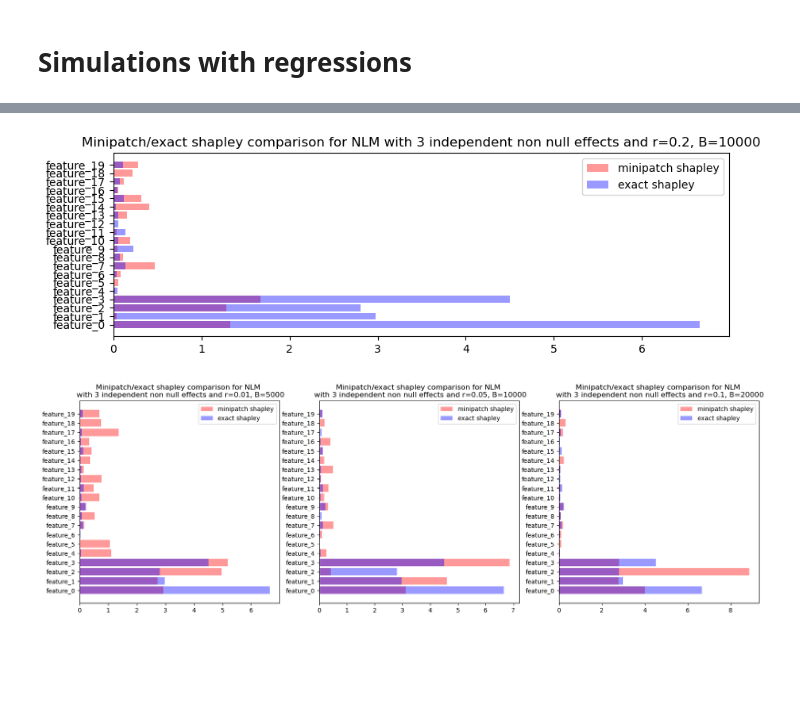
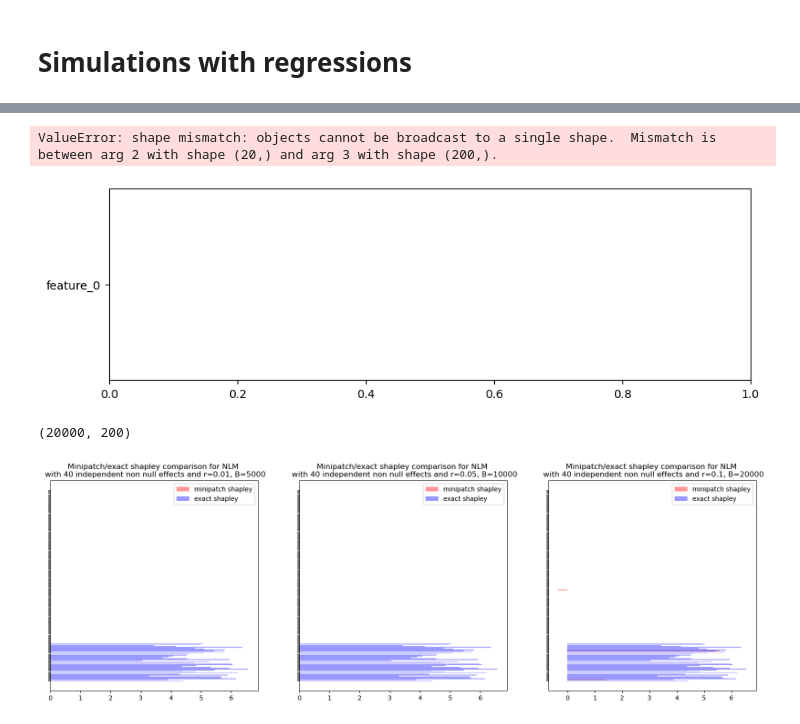
Before and after one commit to erialc-cal/ShapleyMP, a Jupyter notebook: Exp_SimulatedRegressions.ipynb, the cells around one changed output, grey strips where cells are left out. Cells and saved outputs as stored; diff of their text form; code cells hidden in the pictures; blank space fills up the shorter version.

```diff
--- a/Exp_SimulatedRegressions.ipynb
+++ b/Exp_SimulatedRegressions.ipynb
@@ -35,5 +35,5 @@ def normal_linear_model(N, M, sigma2=0.4, s=0.2):
     return y, X, beta
 # %%
 N = 50000
-M = 20
+M = 200
 y, X, beta = normal_linear_model(N,M)
@@ -74,9 +69,10 @@ ax.barh(['feature_{}'.format(i) for i in range(M)], np.mean(np.abs(shap_v),axis=
 ax.barh(['feature_{}'.format(i) for i in range(M)], np.mean(np.abs(shap_values_lr.values),axis=0), alpha = 0.4, color='blue')
 ax.legend(['minipatch shapley', 'exact shapley'])
 ax.set_title('Minipatch/exact shapley comparison for NLM with 3 independent non null effects and r={}, B={}'.format(x_ratio, B))
-plt.savefig('./figures/NLM_shap_reg_1.svg')
+plt.savefig('./figures/NLM_shap_reg_2.svg')
 # %% [output]
+ValueError: shape mismatch: objects cannot be broadcast to a single shape.  Mismatch is between arg 2 with shape (20,) and arg 3 with shape (200,).
-[figure, old version]
+[figure, new version]
 # %%
 import tqdm
 # %%
@@ -85,14 +81,22 @@ B = [5000, 10000, 20000]
 shap_dict = {}
 for i in tqdm.tqdm(range(len(x_ratio))):
     res = minipatch_regression_loo(X, y, model, x_ratio[i], B[i])
+    X_test = X[np.where(res[2] == True)[1],:]
     shap_dict[i] = mp_shapley(X_test, res)
+# %%
+M = 200
+# %%
+X_test.shape
+# %% [output]
+(20000, 200)
 # %%
 fig, ax = plt.subplots(1, 3, figsize=(20,6))
 for i in range(len(x_ratio)):
-    ax[i].barh(['feature_{}'.format(i) for i in range(M)], np.mean(np.abs(shap_dict[i]),axis=0), alpha=0.4, color='red')
-    ax[i].barh(['feature_{}'.format(i) for i in range(M)], np.mean(np.abs(shap_values_lr.values),axis=0), alpha = 0.4, color='blue')
+    ax[i].barh(['feature_{}'.format(i) for i in range(M)], np.mean(shap_dict[i],axis=0), alpha=0.4, color='red')
+    ax[i].barh(['feature_{}'.format(i) for i in range(M)], beta, alpha = 0.4, color='blue')
     ax[i].legend(['minipatch shapley', 'exact shapley'])
-    ax[i].set_title('Minipatch/exact shapley comparison for NLM \n with 3 independent non null effects and r={}, B={}'.format(x_ratio[i], B[i]))
-plt.savefig('./figures/NLM_shap_reg_1.svg')
+    ax[i].set_title('Minipatch/exact shapley comparison for NLM \n with {} independent non null effects and r={}, B={}'.format(len(beta[~(beta ==0)]), x_ratio[i], B[i]))
+    ax[i].yaxis.set_ticklabels([])
+plt.savefig('./figures/NLM_shap_reg_2.svg')
 # %% [output]
-[figure, old version]
+[figure, new version]
```
Also changed, not shown: parts of 8 cells of this notebook, 6 other files.
